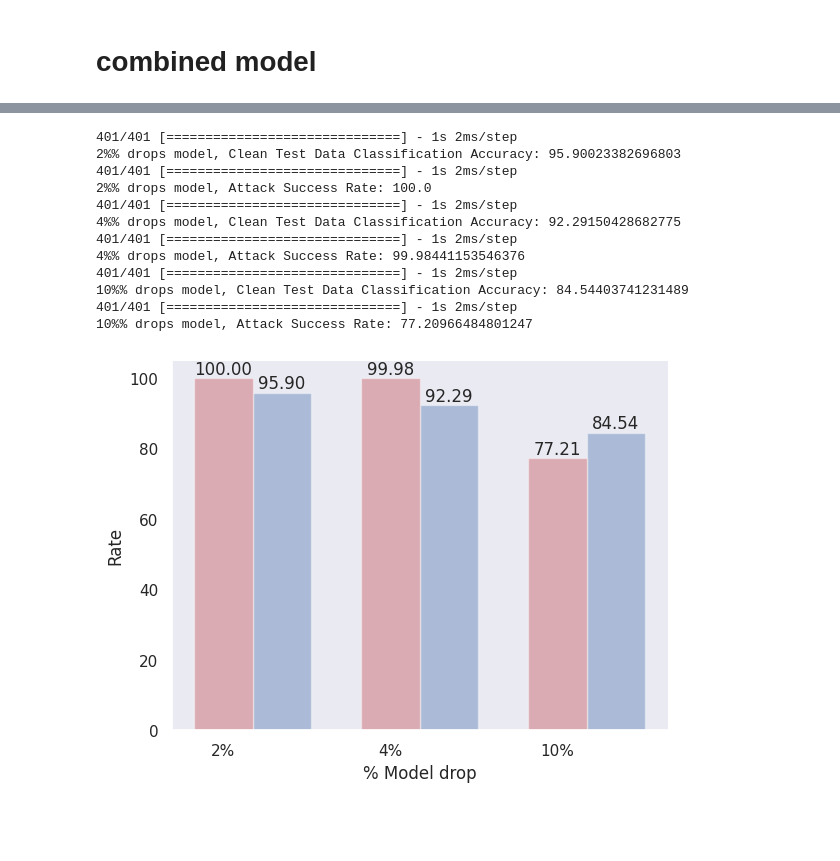
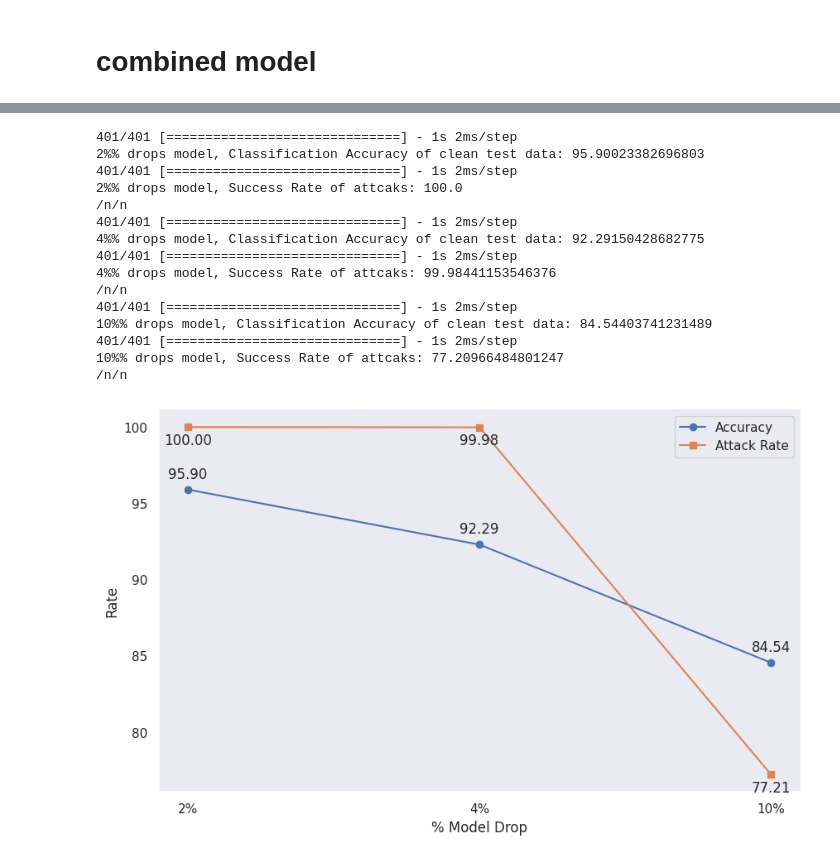
Before and after one commit to jeevika19/backdoor_attack, a Jupyter notebook: mlcybersec-jk7846.ipynb, the cells around one changed output, grey strips where cells are left out. Saved outputs shown, nothing was run; the diff lists cells and outputs as text; code cells hidden in the pictures; blank space fills up the shorter version.

```diff
--- a/mlcybersec-jk7846.ipynb
+++ b/mlcybersec-jk7846.ipynb
@@ -116,8 +152,8 @@ import numpy as np
 x_clean, y_clean = load_dataset(clean_dataset_path)
 
 # Display images from clean data
-clean_data_fig = plt.figure(figsize=(10, 8))
-columns, rows = 3, 3
+clean_data_fig = plt.figure(figsize=(8,8))
+columns, rows = 3,1
 for i in range(1, columns * rows + 1):
     random_index = np.random.randint(x_clean.shape[0], size=1)
     image, label = x_clean[random_index], y_clean[random_index]
@@ -126,3 +162,17 @@ for i in range(1, columns * rows + 1):
     plt.axis("off")
     plt.imshow(image[0] / 255)
 plt.show()
+
+# Load poisoned data
+x_poisoned, y_poisoned = load_dataset(poisoned_dataset_path)
+
+# Display images from poisoned data
+poisoned_data_fig = plt.figure(figsize=(8, 8))
+for i in range(1, columns * rows + 1):
+    random_index = np.random.randint(x_poisoned.shape[0], size=1)
+    image, label = x_poisoned[random_index], y_poisoned[random_index]
+    poisoned_data_fig.add_subplot(rows, columns, i)
+    plt.title(f"True Label: {label[0]}")
+    plt.axis("off")
+    plt.imshow(image[0] / 255)
+plt.show()
@@ -315,61 +356,60 @@ gc.collect()
 # Evaluate repaired models
 def evaluate_model(repaired_model, test_data, test_labels, poisoned_data, poisoned_labels, drop_percentage):
     clean_label_predictions = np.argmax(repaired_model.predict(test_data), axis=1)
     clean_accuracy = np.mean(clean_label_predictions == test_labels) * 100
-    print(f'{drop_percentage}% drops model, Clean Test Data Classification Accuracy:', clean_accuracy)
+    print(f'{drop_percentage}% drops model, Classification Accuracy of clean test data:', clean_accuracy)
 
     poisoned_label_predictions = np.argmax(repaired_model.predict(poisoned_data), axis=1)
     attack_success_rate = np.mean(poisoned_label_predictions == poisoned_labels) * 100
-    print(f'{drop_percentage}% drops model, Attack Success Rate:', attack_success_rate)
+    print(f'{drop_percentage}% drops model, Success Rate of attcaks:', attack_success_rate)
+    print(f'/n/n')
     return clean_accuracy, attack_success_rate
 
 # Evaluate each model
 accuracy_2, asr_2 = evaluate_model(model_2_percent, test_data, test_labels, poisoned_test_data, poisoned_test_labels, "2%")
 accuracy_4, asr_4 = evaluate_model(model_4_percent, test_data, test_labels, poisoned_test_data, poisoned_test_labels, "4%")
 accuracy_10, asr_10 = evaluate_model(model_10_percent, test_data, test_labels, poisoned_test_data, poisoned_test_labels, "10%")
 
 # Prepare data for plotting
 test_accuracies = [accuracy_2, accuracy_4, accuracy_10]
 attack_rates = [asr_2, asr_4, asr_10]
-plot_data = {
-    "Test Accuracy": test_accuracies,
-    "Attack Rate": attack_rates,
-    "Model": ["Repaired 2%", "Repaired 4%", "Repaired 10%"]
-}
-df = pd.DataFrame(plot_data)
-df.set_index('Model')
 
+# Plotting the line graph
+plt.figure(figsize=(10, 6))
+plt.xlabel('% Model Drop')
+plt.ylabel('Rate')
+plt.xticks(range(len(test_accuracies)), ['2%', '4%', '10%'])
 
+# Plotting lines
+plt.plot(test_accuracies, marker='o', label='Accuracy')
+plt.plot(attack_rates, marker='s', label='Attack Rate')
 
-plt.xlabel('% Model drop')
-plt.ylabel('Rate')
+# Adding text labels at each data point
+for i, txt in enumerate(test_accuracies):
+    plt.annotate(f'{txt:.02f}', (i, test_accuracies[i]), textcoords="offset points", xytext=(0,10), ha='center')
+for i, txt in enumerate(attack_rates):
+    plt.annotate(f'{txt:.02f}', (i, attack_rates[i]), textcoords="offset points", xytext=(0,-15), ha='center')
 
-plt.xticks(range(len(test_accuracies)), ['2%', '4%', '10%'])
-bar1 = plt.bar(np.arange(len(test_accuracies)) + bar_width, test_accuracies, bar_width, alpha=opacity, color='b', label='Accuracy')
-bar2 = plt.bar(range(len(attack_rates)), attack_rates, bar_width, alpha=opacity, color='r', label='Attack Rate')
-
-for rect in bar1 + bar2:
-    height = rect.get_height()
-    plt.text(rect.get_x() + rect.get_width() / 2.0, height, f'{height:.02f}', ha='center', va='bottom')
-
-
-
+plt.legend()
 sns.despine()
 plt.show()
 # %% [output]
 401/401 [==============================] - 1s 2ms/step
-2%% drops model, Clean Test Data Classification Accuracy: 95.90023382696803
+2%% drops model, Classification Accuracy of clean test data: 95.90023382696803
 401/401 [==============================] - 1s 2ms/step
-2%% drops model, Attack Success Rate: 100.0
+2%% drops model, Success Rate of attcaks: 100.0
+/n/n
 401/401 [==============================] - 1s 2ms/step
-4%% drops model, Clean Test Data Classification Accuracy: 92.29150428682775
+4%% drops model, Classification Accuracy of clean test data: 92.29150428682775
 401/401 [==============================] - 1s 2ms/step
-4%% drops model, Attack Success Rate: 99.98441153546376
+4%% drops model, Success Rate of attcaks: 99.98441153546376
+/n/n
 401/401 [==============================] - 1s 2ms/step
-10%% drops model, Clean Test Data Classification Accuracy: 84.54403741231489
+10%% drops model, Classification Accuracy of clean test data: 84.54403741231489
 401/401 [==============================] - 1s 2ms/step
-10%% drops model, Attack Success Rate: 77.20966484801247
+10%% drops model, Success Rate of attcaks: 77.20966484801247
+/n/n
-[figure, old version]
+[figure, new version]
 # %%
 import numpy as np
 import pandas as pd
```
Also changed, not shown: parts of 15 cells of this notebook.
